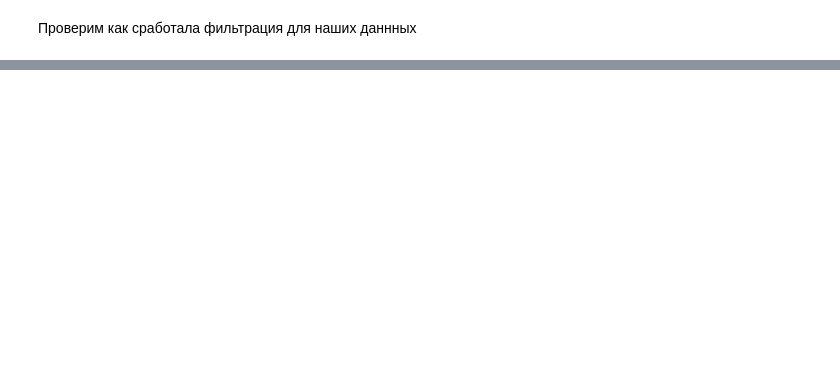
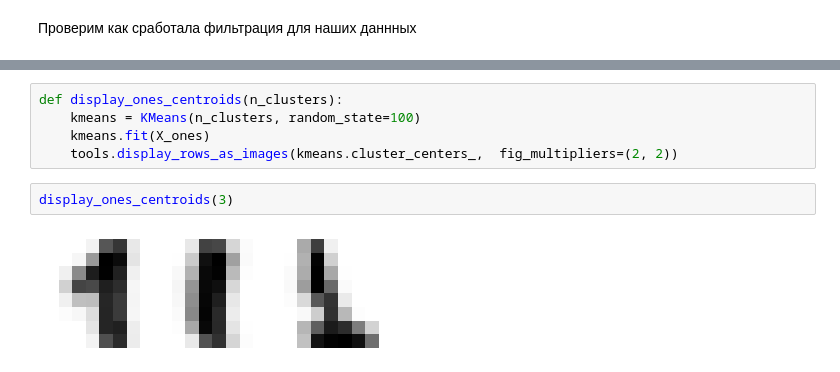
Before and after one commit to VsevolodKozlov-git/mnist-generation-experiments, a Jupyter notebook: main.ipynb, the cells around one changed output, grey strips where cells are left out. Saved outputs shown, nothing was run; the diff lists cells and outputs as text; blank space fills up the shorter version.

```diff
--- a/main.ipynb
+++ b/main.ipynb
@@ -146,0 +179,9 @@ placeholder(0.3)
+# %%
+def display_ones_centroids(n_clusters):
+    kmeans = KMeans(n_clusters, random_state=100)
+    kmeans.fit(X_ones)
+    tools.display_rows_as_images(kmeans.cluster_centers_,  fig_multipliers=(2, 2))
+# %%
+display_ones_centroids(3)
+# %% [output]
+[figure, added]
```
Also changed, not shown: parts of 30 cells of this notebook, 1 other file.
